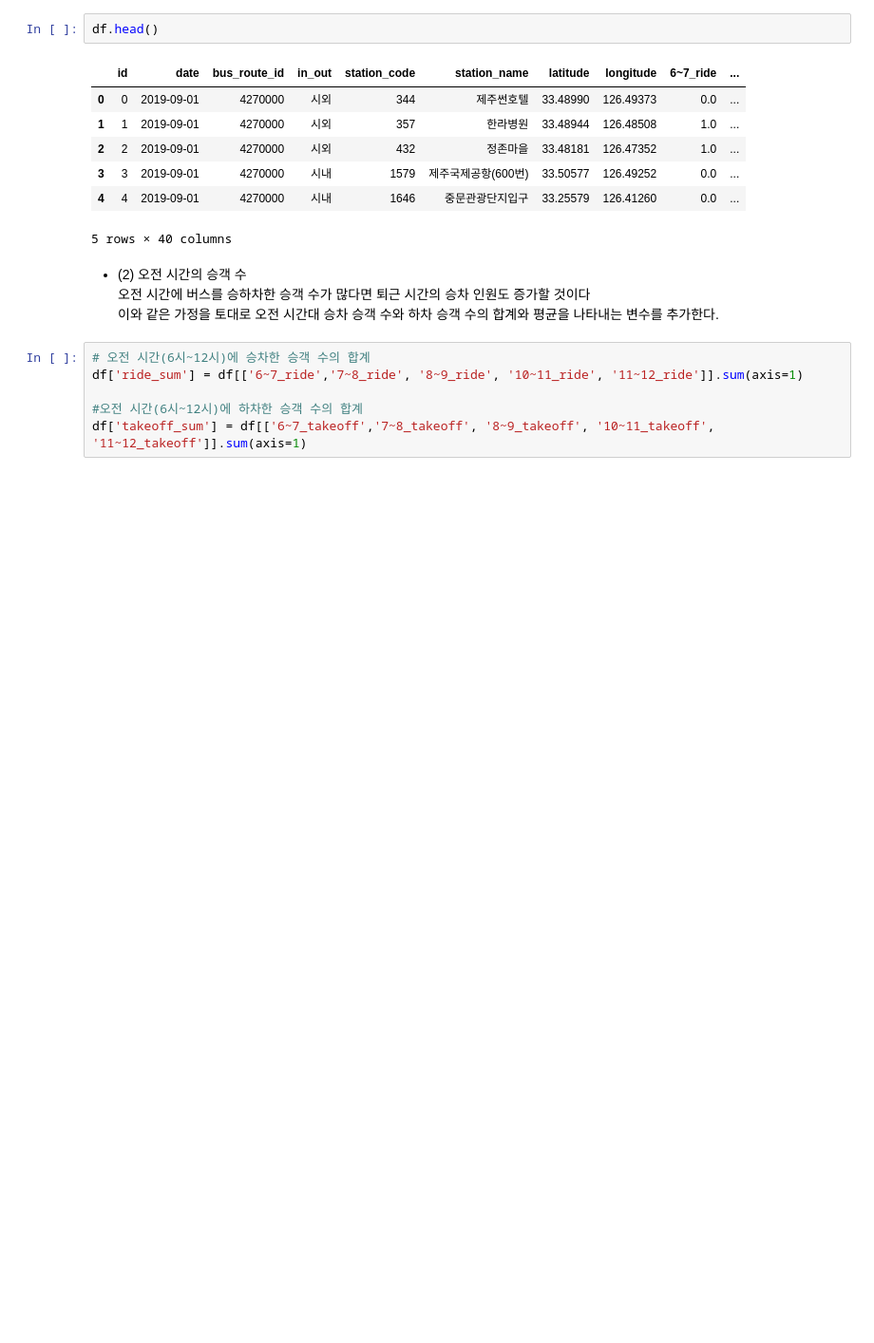
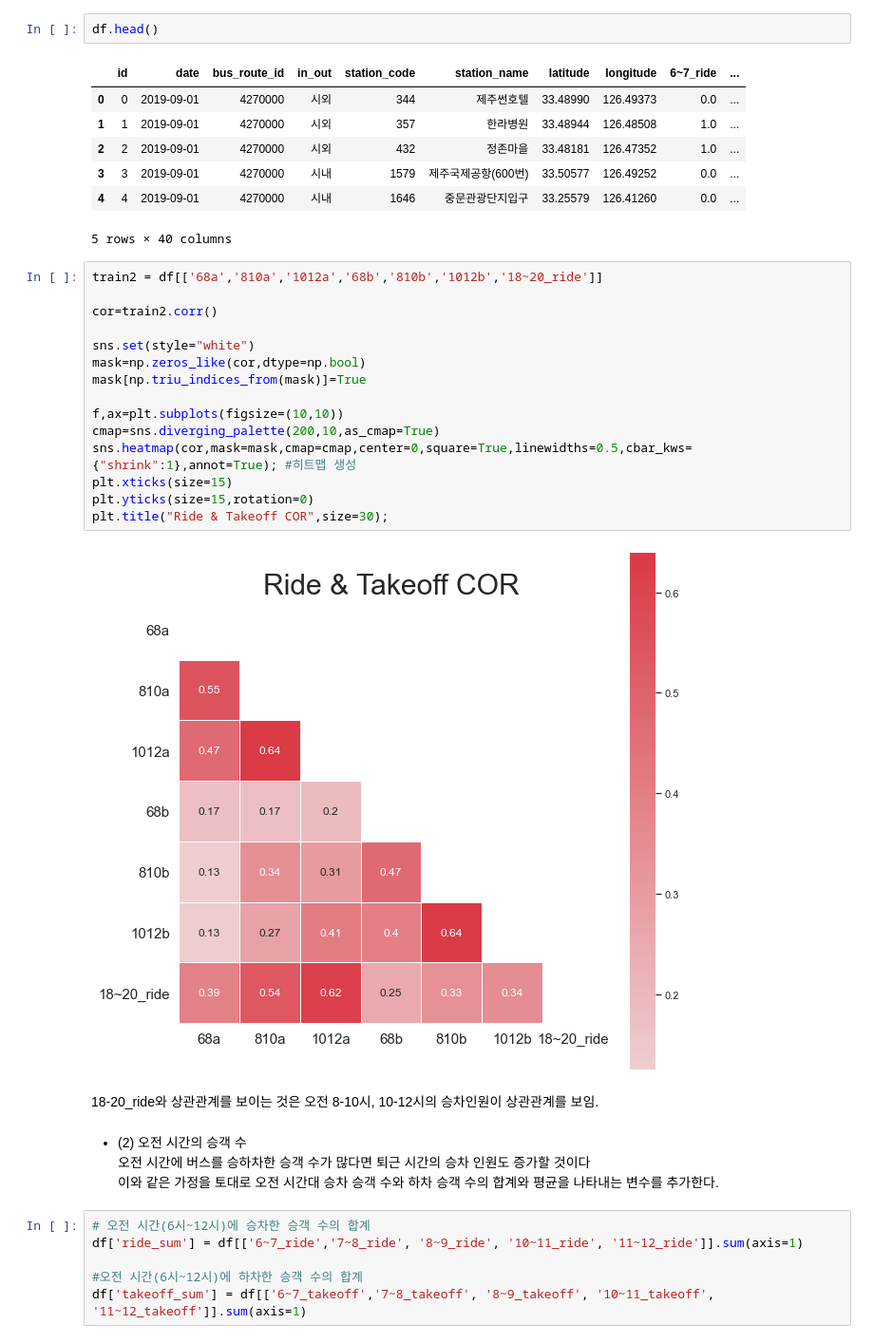
Before and after one commit to babyJIMIN/bitacademy-dataScience, a Jupyter notebook: jejuBigData/prediction.ipynb, the cells around one changed output. Shown at 95% size. Cells and saved outputs as stored; diff of their text form; blank space fills up the shorter version.

```diff
--- a/jejuBigData/prediction.ipynb
+++ b/jejuBigData/prediction.ipynb
@@ -696,6 +708,25 @@ df.head()
 | 3 | 3 | 2019-09-01 | 4270000 | 시내 | 1579 | 제주국제공항(600번) | 33.50577 | 126.49252 | 0.0 | ... |
 | 4 | 4 | 2019-09-01 | 4270000 | 시내 | 1646 | 중문관광단지입구 | 33.25579 | 126.41260 | 0.0 | ... |
 5 rows × 40 columns
+# %%
+train2 = df[['68a','810a','1012a','68b','810b','1012b','18~20_ride']]
+
+cor=train2.corr()
+
+sns.set(style="white")
+mask=np.zeros_like(cor,dtype=np.bool)
+mask[np.triu_indices_from(mask)]=True
+
+f,ax=plt.subplots(figsize=(10,10))
+cmap=sns.diverging_palette(200,10,as_cmap=True)
+sns.heatmap(cor,mask=mask,cmap=cmap,center=0,square=True,linewidths=0.5,cbar_kws={"shrink":1},annot=True); #히트맵 생성
+plt.xticks(size=15)
+plt.yticks(size=15,rotation=0)
+plt.title("Ride & Takeoff COR",size=30);
+# %% [output]
+[figure, added]
+# %% [markdown]
+18-20_ride와 상관관계를 보이는 것은 오전 8-10시, 10-12시의 승차인원이 상관관계를 보임.
 # %% [markdown]
 * (2) 오전 시간의 승객 수 <br>
 오전 시간에 버스를 승하차한 승객 수가 많다면 퇴근 시간의 승차 인원도 증가할 것이다 <br>
```
Also changed, not shown: parts of 45 cells of this notebook.
